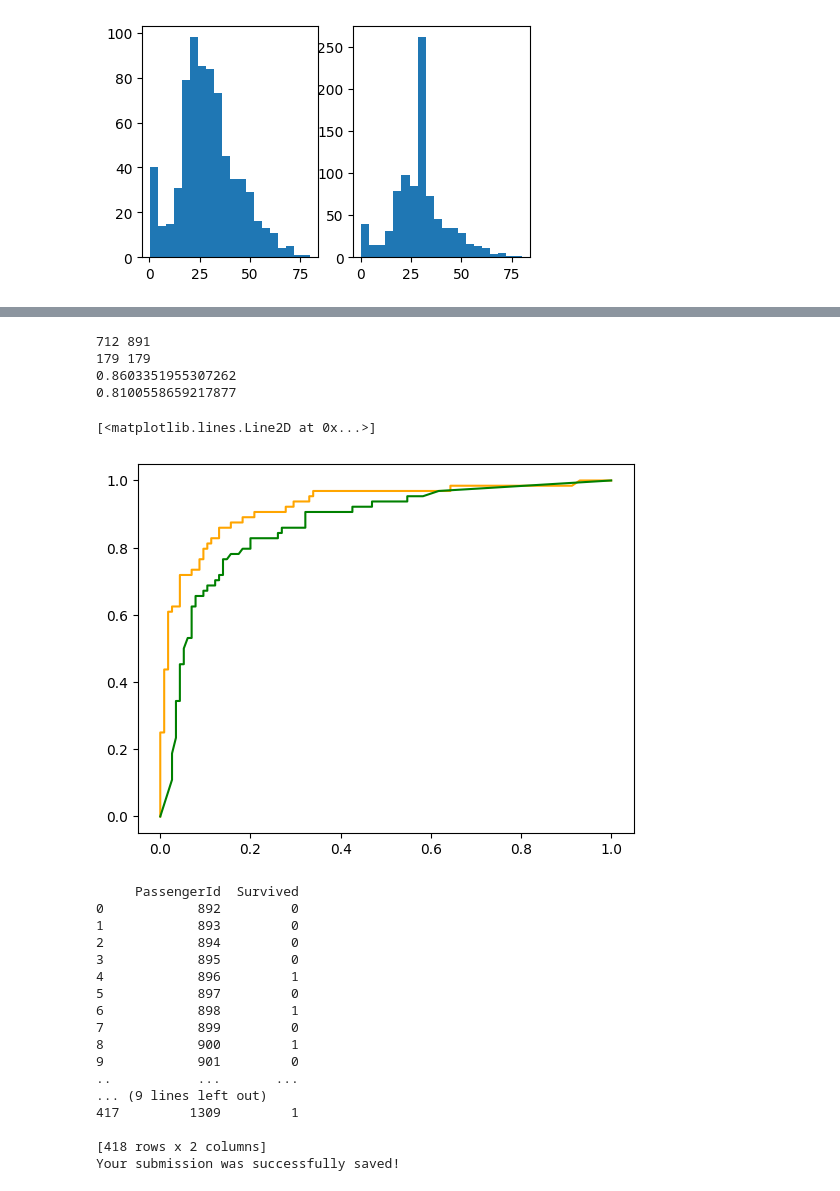
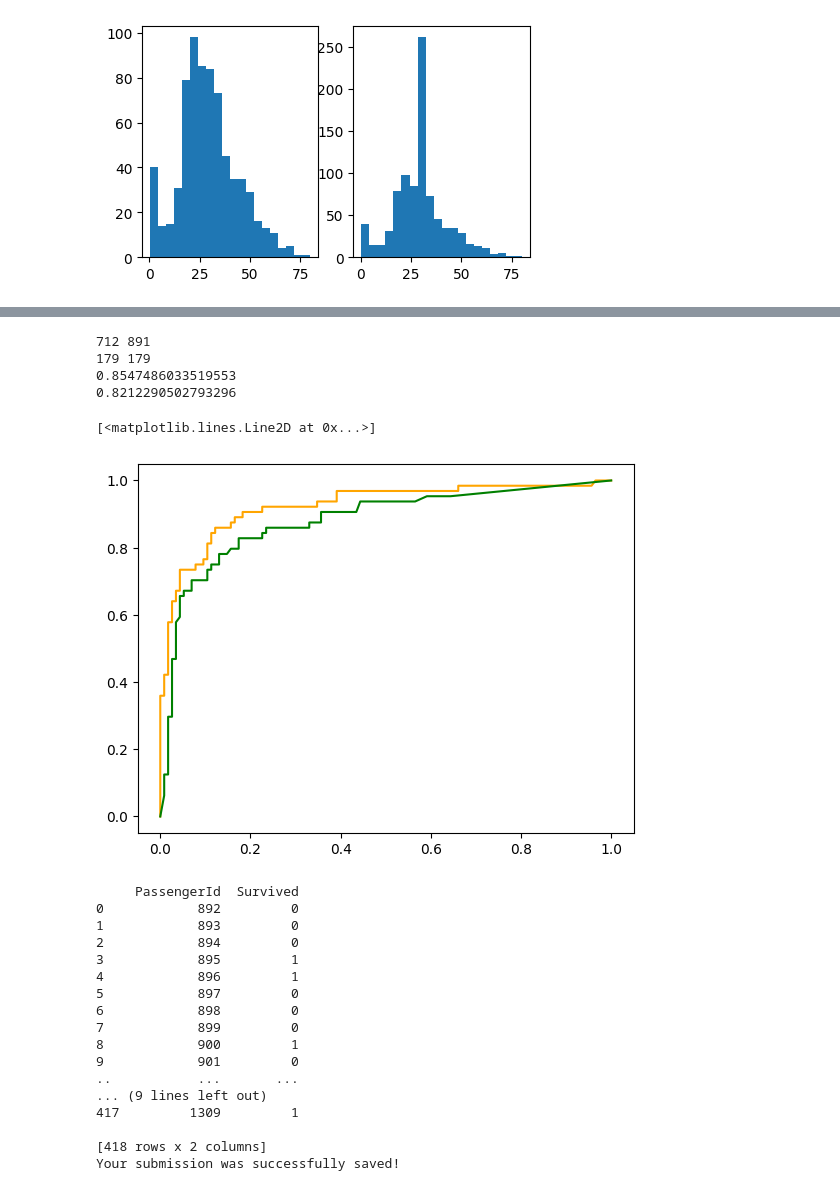
Before and after one commit to lnsayer/kaggle-projects, a Jupyter notebook: titanic-results-notebook.ipynb, the cells around one changed output, grey strips where cells are left out. Saved outputs shown, nothing was run; the diff lists cells and outputs as text; code cells hidden in the pictures.

```diff
--- a/titanic-results-notebook.ipynb
+++ b/titanic-results-notebook.ipynb
@@ -443,0 +491,41 @@ plt.show()
+# %%
+from sklearn.base import clone
+np.random.seed(42)
+
+
+# Random forest model not including
+
+drop_columns_decks = ["Embarked", "Ticket", "Name", "PassengerId"]
+
+from  sklearn.metrics import accuracy_score, precision_score, recall_score, f1_score
+from sklearn.model_selection import RandomizedSearchCV
+from sklearn.model_selection import PredefinedSplit
+
+grid = {
+    'n_estimators': [100, 500, 1000, 2000],
+    'max_depth': [None, 10, 20, 40],
+    'min_samples_split': [2, 5, 10],
+    'min_samples_leaf': [1, 2, 4],
+    'max_features': ['sqrt'],
+    'bootstrap': [True, False]
+}
+
+
+# Setup the random seed
+np.random.seed(42)
+
+x_train_decks = prepare_dataframe(train_df, drop_columns_decks).drop(["Survived"], axis=1)
+y_train = new_train_df["Survived"]
+x_test_decks = prepare_dataframe(test_df, drop_columns_decks)
+
+clf = RandomForestClassifier(n_jobs = 1)
+
+rs_clf_decks = RandomizedSearchCV(estimator = clf, param_distributions=grid,
+                       n_iter = 10, # number of models to try
+                       cv = 5, # Setting the test set as the validation set
+                       verbose =2 # Prints out information as it is running
+                       )
+
+rs_clf_decks.fit(x_train_decks, y_train);
+best_params_decks = rs_clf_decks.best_params_
+cv_results_decks = rs_clf_decks.cv_results_
@@ -465,8 +610,7 @@ def cross_val_index(k_folds, x_dataframe, y_dataframe, fold_number):
 
 
 
-
-drop_columns = ["Embarked", "Ticket", "Name", "PassengerId", "Cabin"]
+drop_columns = ["Embarked", "Ticket", "Name", "PassengerId"]
 
 # Setting up validation dataframes
 new_train_df = prepare_dataframe(train_df, drop_columns)
@@ -476,38 +620,39 @@ y_train = new_train_df["Survived"]
 
 cross_val_dataframes = cross_val_index(5, x_train, y_train, 5)
 
 
 best_clf = RandomForestClassifier( **{'n_estimators': 2000, 'min_samples_split': 5, 'min_samples_leaf': 4, 'max_features': 'sqrt', 'max_depth': 40, 'bootstrap': False})
 best_clf.fit(cross_val_dataframes[0], cross_val_dataframes[1])
 best_y_valid_preds = best_clf.predict(cross_val_dataframes[2])
 best_y_valids_proba = best_clf.predict_proba(cross_val_dataframes[2])
 best_y_valids_proba_pos = best_y_valids_proba[:, 1]
 print(accuracy_score(best_y_valid_preds, cross_val_dataframes[3]))
 
 worst_clf = RandomForestClassifier( **{'n_estimators': 500, 'min_samples_split': 2, 'min_samples_leaf': 1, 'max_features': 'sqrt', 'max_depth': 40, 'bootstrap': False})
 worst_clf.fit(cross_val_dataframes[0], cross_val_dataframes[1])
 worst_y_valid_preds = worst_clf.predict(cross_val_dataframes[2])
 worst_y_valids_proba = worst_clf.predict_proba(cross_val_dataframes[2])
 worst_y_valids_proba_pos = worst_y_valids_proba[:, 1]
 print(accuracy_score(worst_y_valid_preds, cross_val_dataframes[3]))
 
 best_fpr, best_tpr, best_thresholds = roc_curve(cross_val_dataframes[3].values, best_y_valids_proba_pos)
 worst_fpr, worst_tpr, worst_thresholds = roc_curve(cross_val_dataframes[3].values, worst_y_valids_proba_pos)
 
 
 
 
 plt.plot(best_fpr, best_tpr, color='orange', label='ROC')
 plt.plot(worst_fpr, worst_tpr, color='green', label='ROC')
 # %% [output]
 712 891
 179 179
-0.8603351955307262
-0.8100558659217877
+0.8547486033519553
+0.8212290502793296
 [<matplotlib.lines.Line2D at 0x...>]
-[figure, old version]
+[figure, new version]
 # %%
-drop_columns = ["Embarked", "Ticket", "Name", "PassengerId", "Cabin"]
+drop_columns_embarked = ["Embarked", "Ticket", "Name", "PassengerId", "Cabin", "Embarked_C", "Embarked_Q", "Embarked_S"]
+drop_columns = ["Embarked", "Ticket", "Name", "PassengerId"]
 
 new_train_df = prepare_dataframe(train_df, drop_columns)
 x_train = new_train_df.drop(["Survived"], axis=1)
@@ -518,6 +663,8 @@ best_clf = RandomForestClassifier( **{'n_estimators': 2000, 'min_samples_split':
 best_clf.fit(x_train, y_train)
 best_y_preds = best_clf.predict(x_test)
 
+clf.fit(x_train, y_train)
+best_y_preds = clf.predict(x_test)
 
 output = pd.DataFrame({'PassengerId': test_df.PassengerId, 'Survived': best_y_preds})
 print(output)
@@ -528,10 +675,10 @@ print("Your submission was successfully saved!")
 0            892         0
 1            893         0
 2            894         0
-3            895         0
+3            895         1
 4            896         1
 5            897         0
-6            898         1
+6            898         0
 7            899         0
 8            900         1
 9            901         0
```
Also changed, not shown: parts of 14 cells of this notebook.
